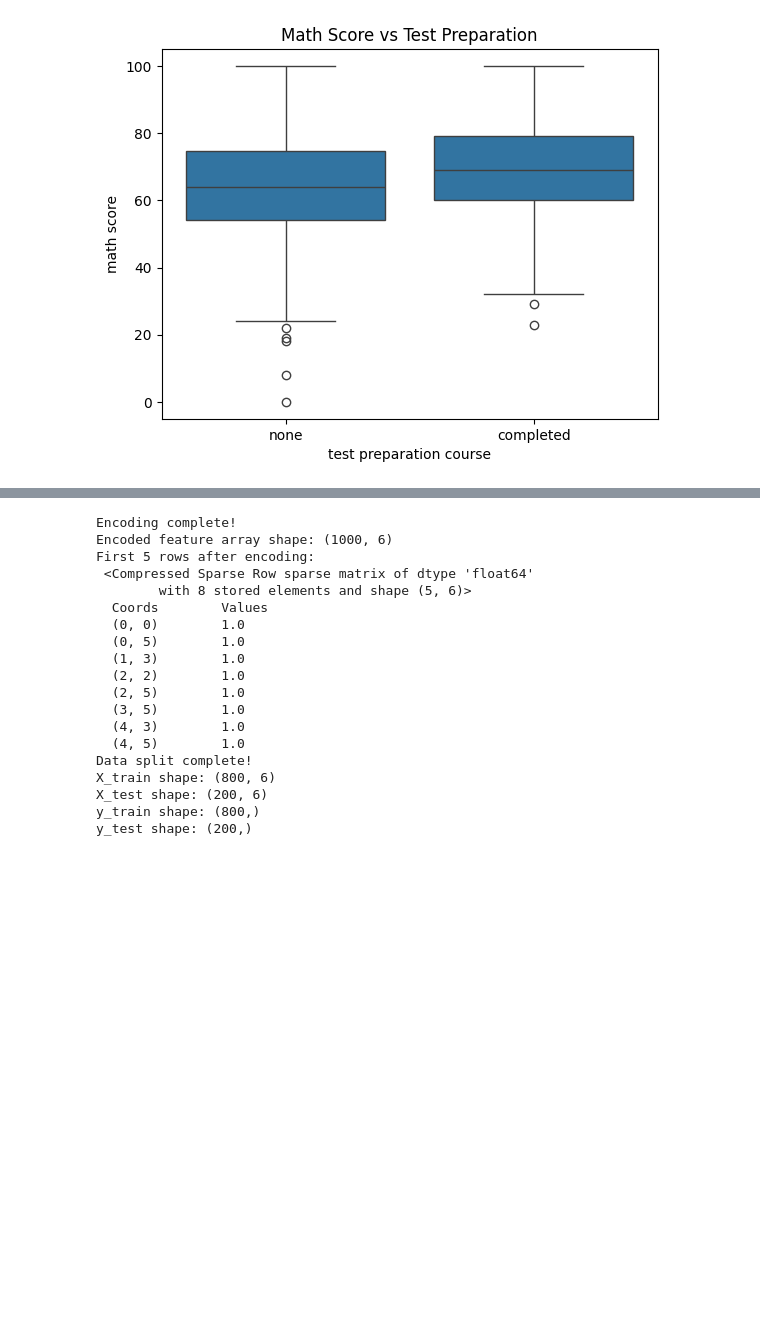
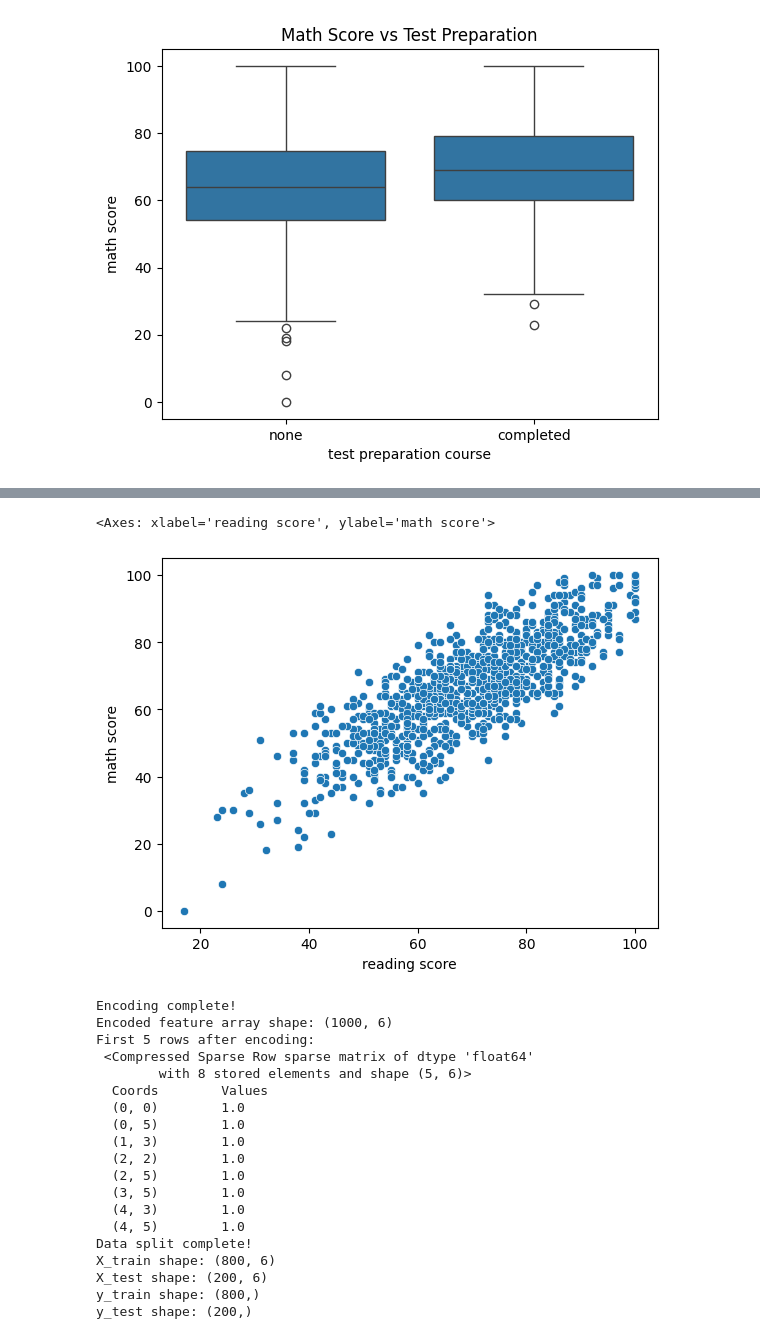
Before and after one commit to NISHAL-AT/STUDENT-PERFORMANCE, a Jupyter notebook: stper.ipynb, the cells around one changed output, grey strips where cells are left out. Cells and saved outputs as stored; diff of their text form; code cells hidden in the pictures; blank space fills up the shorter version.

```diff
--- a/stper.ipynb
+++ b/stper.ipynb
@@ -67,3 +89,8 @@ dtype: int64
+# %%
+sns.scatterplot(x='reading score', y='math score', data=df)
+# %% [output]
+<Axes: xlabel='reading score', ylabel='math score'>
+[figure, added]
 # %%
 categorical_features = ['parental level of education', 'test preparation course']
 ct = ColumnTransformer(
```
Also changed, not shown: parts of 3 cells of this notebook.
